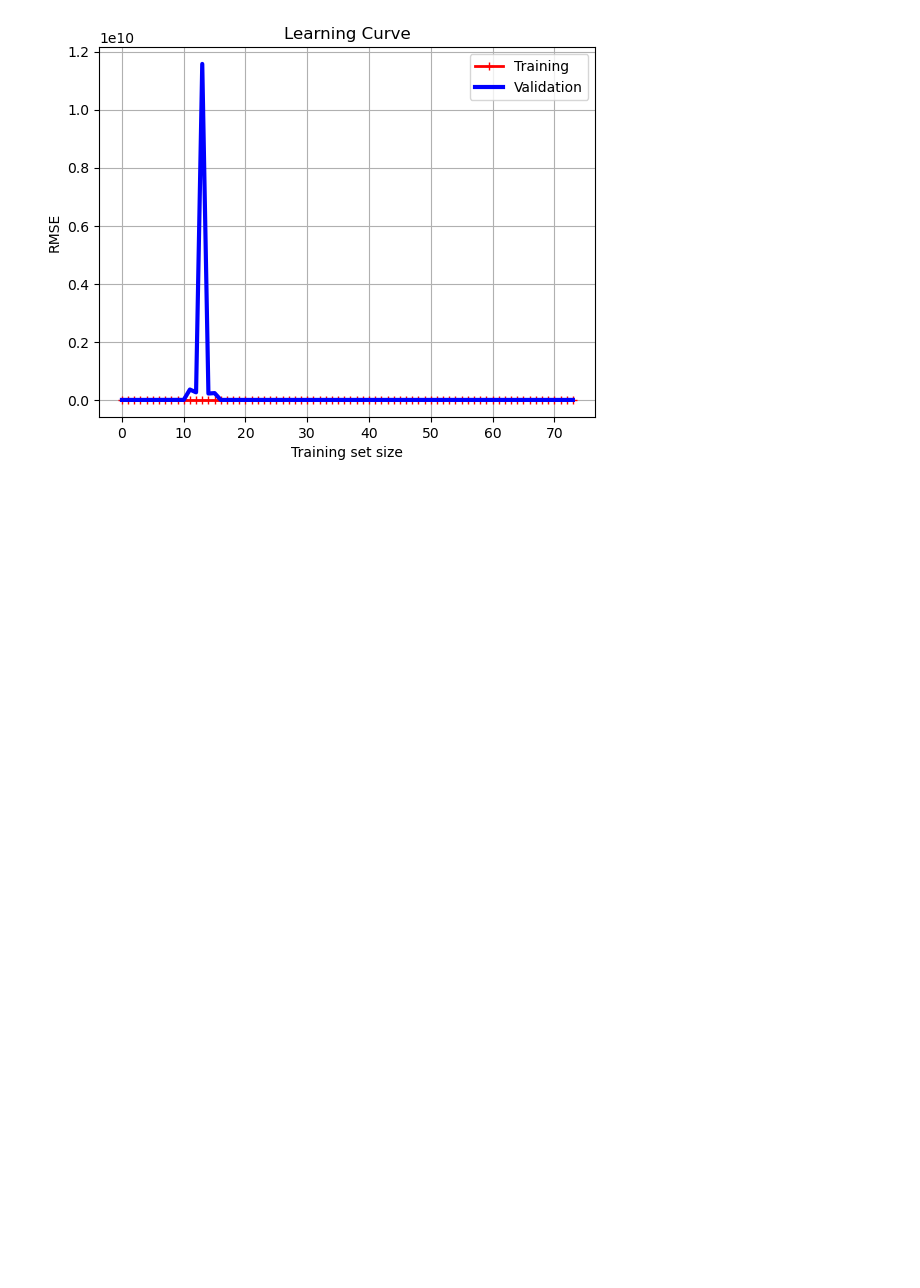
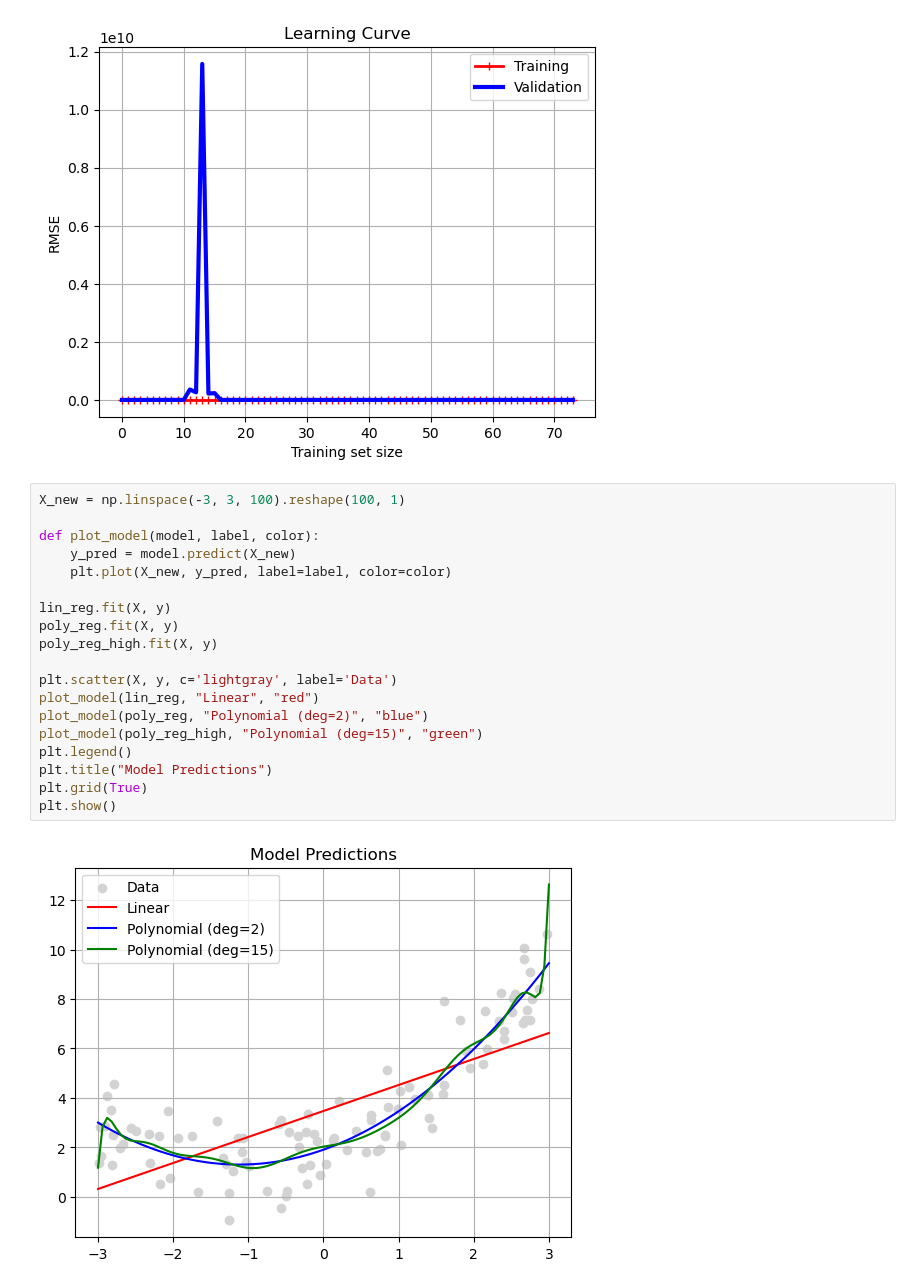
Before and after one commit to samamohamedd/Machine-Learning-from-Scrach, a Jupyter notebook: PolynomialRegressionProject/PolynomialReg_LearningCurves.ipynb, the cells around one changed output. Saved outputs shown, nothing was run; the diff lists cells and outputs as text; blank space fills up the shorter version.

```diff
--- a/PolynomialRegressionProject/PolynomialReg_LearningCurves.ipynb
+++ b/PolynomialRegressionProject/PolynomialReg_LearningCurves.ipynb
@@ -91,3 +91,24 @@ plot_learning_curve(poly_reg_high, X, y)
 # %% [output]
 Polynomial Regression (degree=15) Learning Curve:
 [figure]
+# %%
+X_new = np.linspace(-3, 3, 100).reshape(100, 1)
+
+def plot_model(model, label, color):
+    y_pred = model.predict(X_new)
+    plt.plot(X_new, y_pred, label=label, color=color)
+
+lin_reg.fit(X, y)
+poly_reg.fit(X, y)
+poly_reg_high.fit(X, y)
+
+plt.scatter(X, y, c='lightgray', label='Data')
+plot_model(lin_reg, "Linear", "red")
+plot_model(poly_reg, "Polynomial (deg=2)", "blue")
+plot_model(poly_reg_high, "Polynomial (deg=15)", "green")
+plt.legend()
+plt.title("Model Predictions")
+plt.grid(True)
+plt.show()
+# %% [output]
+[figure, added]
```
